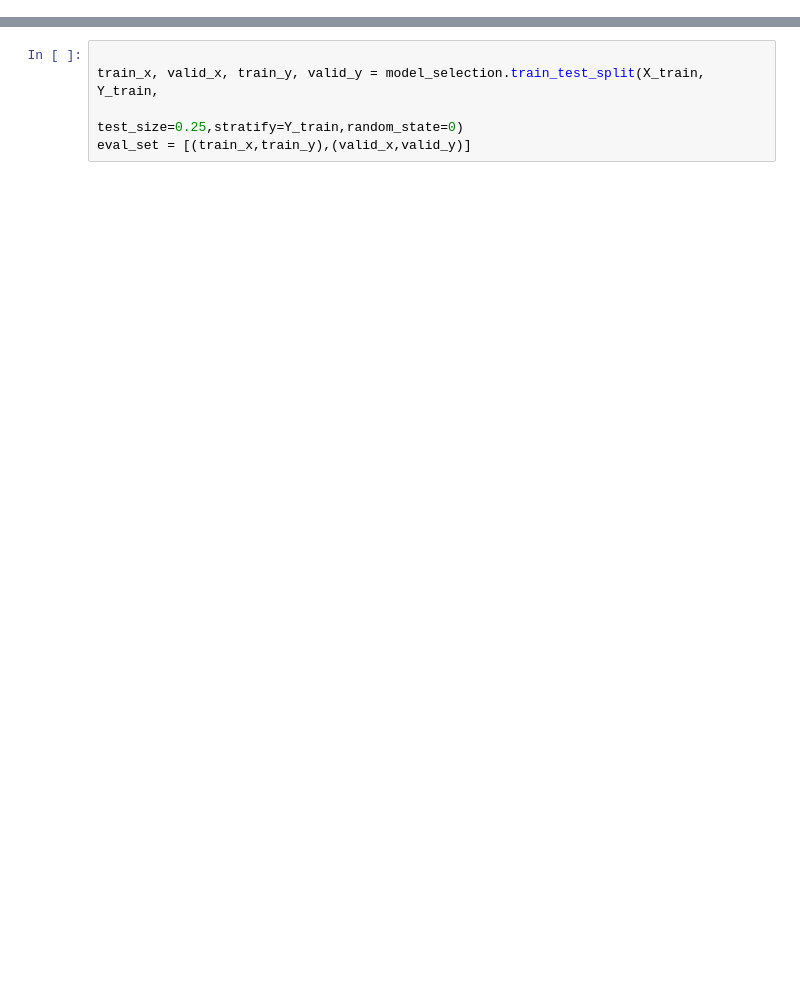
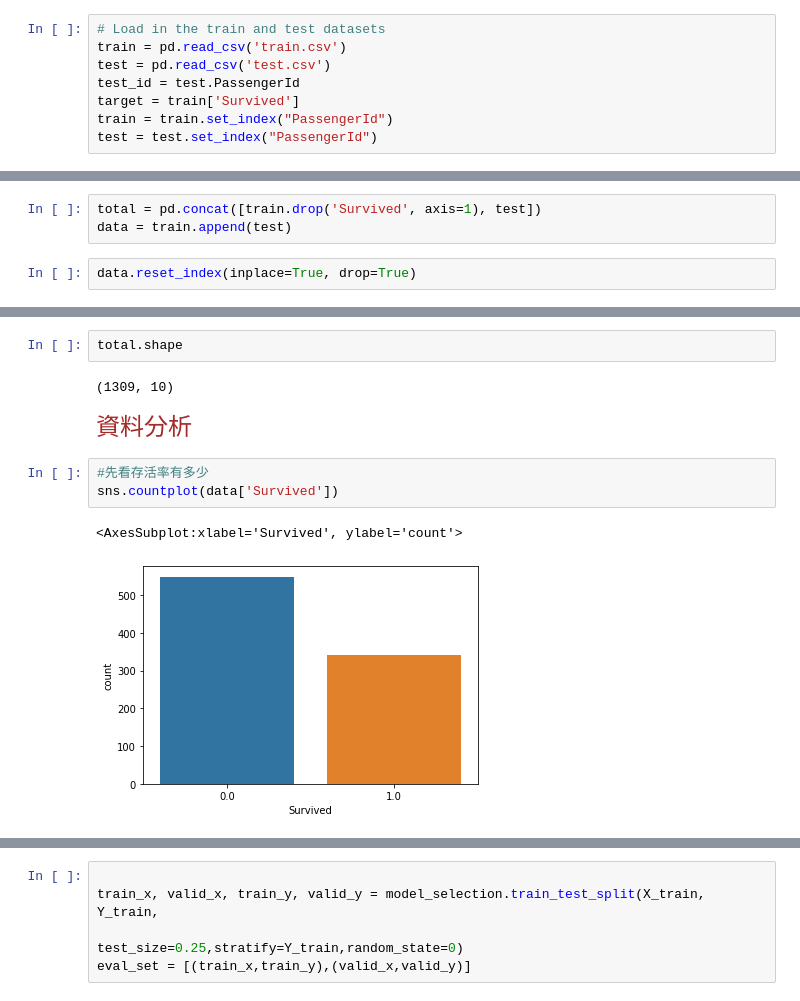
Before and after one commit to Jlumin/Kaggle_Titanic, a Jupyter notebook: Titanic.ipynb, the cells around one changed output, grey strips where cells are left out. Drawn from its saved outputs; the diff is of its cells as text; blank space fills up the shorter version.

```diff
--- a/Titanic.ipynb
+++ b/Titanic.ipynb
@@ -381,0 +22,8 @@ X_train.head()
+# %%
+# Load in the train and test datasets
+train = pd.read_csv('train.csv')
+test = pd.read_csv('test.csv')
+test_id = test.PassengerId
+target = train['Survived']
+train = train.set_index("PassengerId")
+test = test.set_index("PassengerId")
@@ -381,0 +51,5 @@ X_train.head()
+# %%
+total = pd.concat([train.drop('Survived', axis=1), test])
+data = train.append(test)
+# %%
+data.reset_index(inplace=True, drop=True)
@@ -381,0 +80,12 @@ X_train.head()
+# %%
+total.shape
+# %% [output]
+(1309, 10)
+# %% [markdown]
+<font face="微软雅黑" size=5 color=#A52A2A > 資料分析
+# %%
+#先看存活率有多少
+sns.countplot(data['Survived'])
+# %% [output]
+<AxesSubplot:xlabel='Survived', ylabel='count'>
+[figure, added]
```
Also changed, not shown: parts of 109 cells of this notebook.
